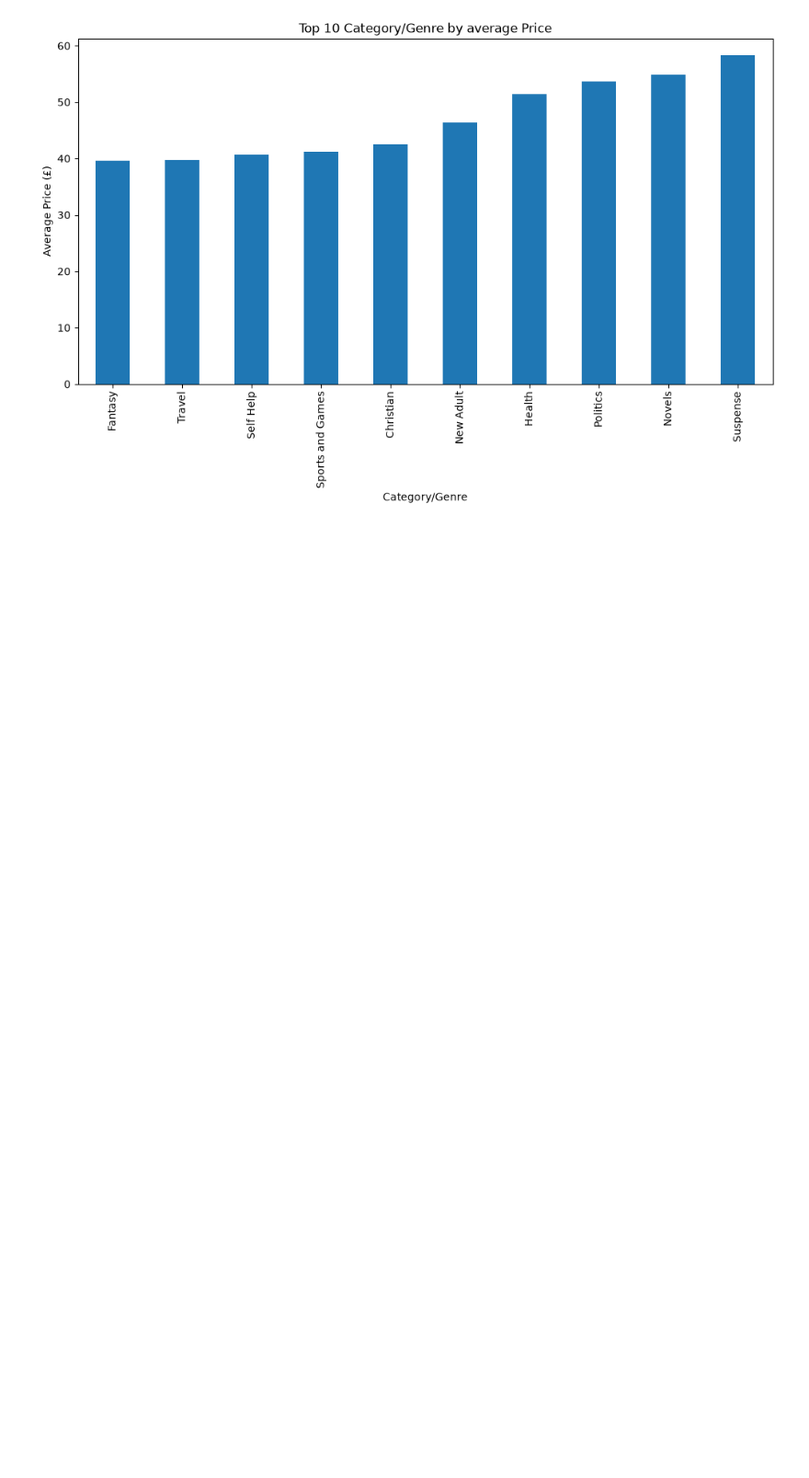
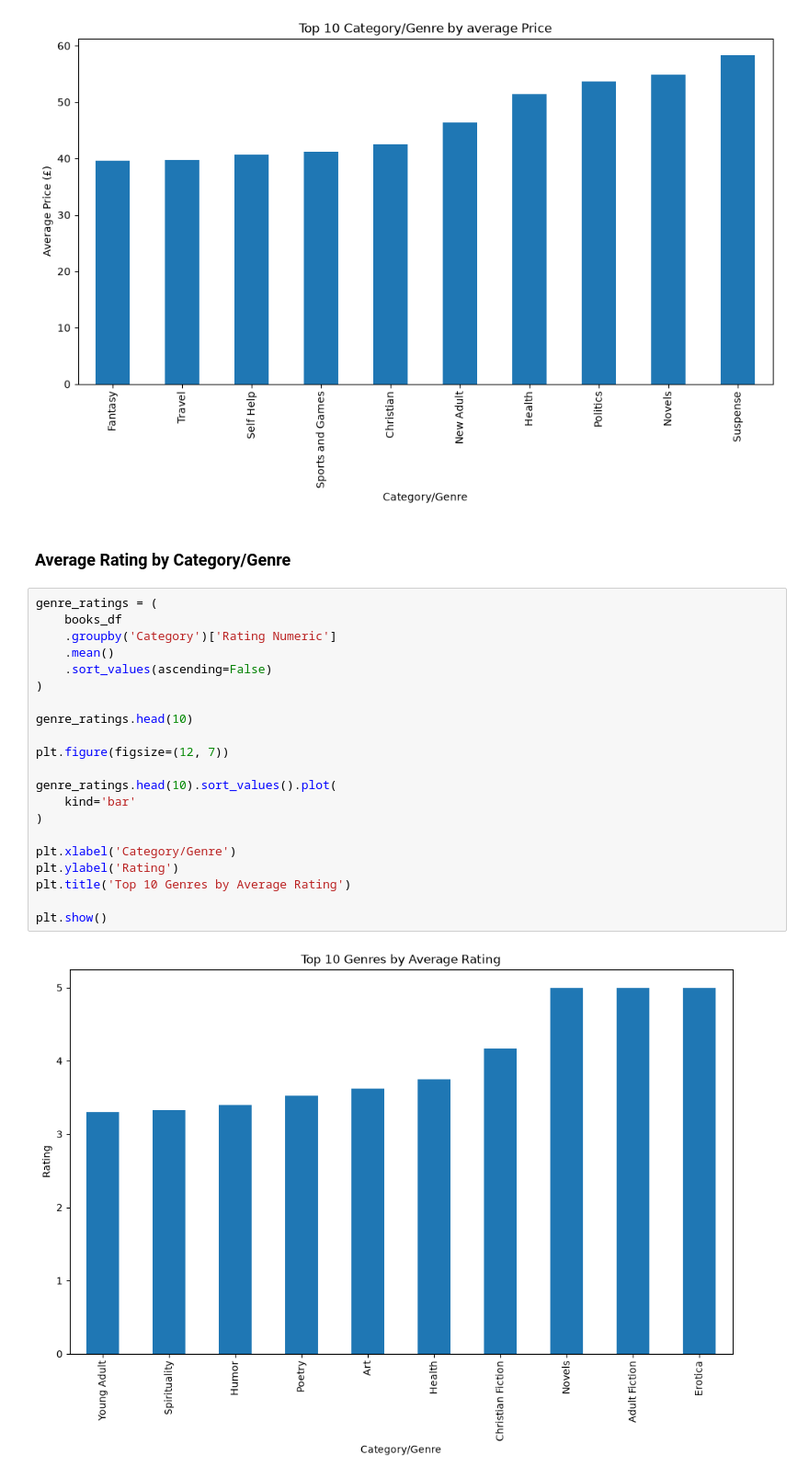
Before and after one commit to mcllale/Book-Market-Analytics-Books-to-Scrape-, a Jupyter notebook: web_scrape.ipynb, the cells around one changed output. Shown at 92% size. Saved outputs shown, nothing was run; the diff lists cells and outputs as text; blank space fills up the shorter version.

```diff
--- a/web_scrape.ipynb
+++ b/web_scrape.ipynb
@@ -262,3 +262,28 @@ plt.title('Top 10 Category/Genre by average Price')
 plt.show()
 # %% [output]
 [figure]
+# %% [markdown]
+### Average Rating by Category/Genre
+# %%
+genre_ratings = (
+    books_df
+    .groupby('Category')['Rating Numeric']
+    .mean()
+    .sort_values(ascending=False)
+)
+
+genre_ratings.head(10)
+
+plt.figure(figsize=(12, 7))
+
+genre_ratings.head(10).sort_values().plot(
+    kind='bar'
+)
+
+plt.xlabel('Category/Genre')
+plt.ylabel('Rating')
+plt.title('Top 10 Genres by Average Rating')
+
+plt.show()
+# %% [output]
+[figure, added]
```
Also changed, not shown: parts of 5 cells of this notebook.
